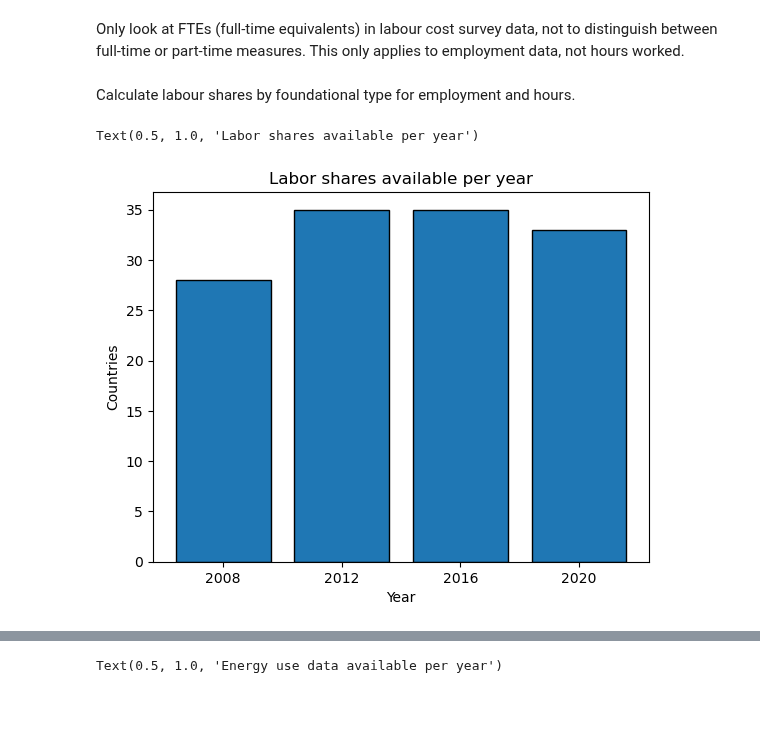
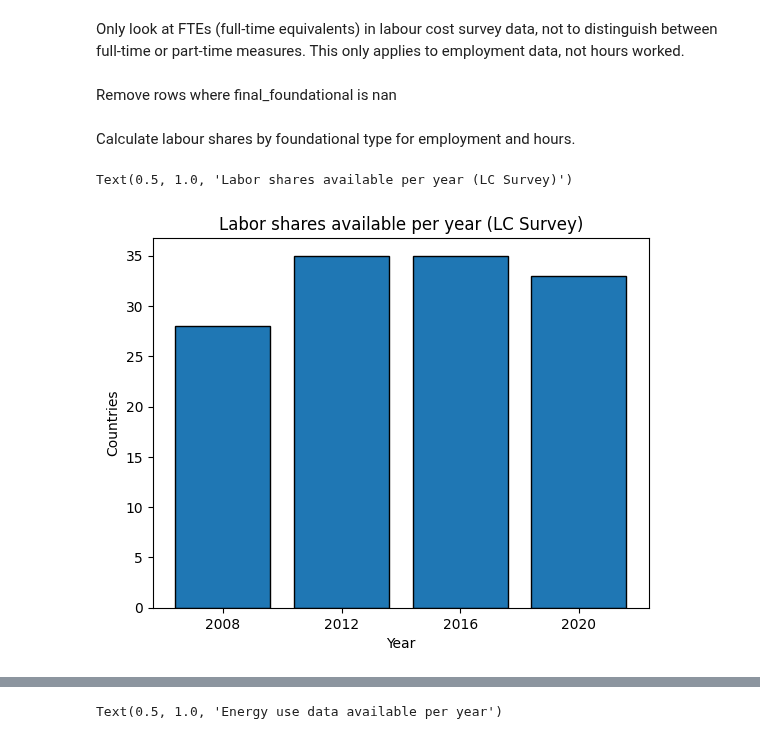
Before and after one commit to saviorand/provisioning-model, a Jupyter notebook: provisioning_model/notebooks/foundational/prepare_data.ipynb, the cells around one changed output, grey strips where cells are left out. Drawn from its saved outputs; the diff is of its cells as text; code cells hidden in the pictures; blank space fills up the shorter version.

```diff
--- a/provisioning_model/notebooks/foundational/prepare_data.ipynb
+++ b/provisioning_model/notebooks/foundational/prepare_data.ipynb
@@ -133,4 +137,6 @@ Only look at FTEs (full-time equivalents) in labour cost survey data, not to dis
 # %%
 labour_cost_survey_selected_employment_fte = labour_cost_survey_selected_employment[
     labour_cost_survey_selected_employment.worktime == 'TOT_FTE']
+# %% [markdown]
+Remove rows where final_foundational is nan
 # %%
@@ -148,9 +156,9 @@ labour_cost_survey_shares_hours_worked = calculate_shares(labour_cost_survey_sel
 # %%
 plt.hist(labour_cost_survey_shares_employment_fte['TIME_PERIOD'], bins=[y - 2 for y in time_periods] + [2022], edgecolor='black', align='mid', rwidth=0.8)
-plt.xticks(time_periods); plt.xlabel('Year'); plt.ylabel('Countries'); plt.title('Labor shares available per year')
+plt.xticks(time_periods); plt.xlabel('Year'); plt.ylabel('Countries'); plt.title('Labor shares available per year (LC Survey)')
 # %% [output]
-Text(0.5, 1.0, 'Labor shares available per year')
+Text(0.5, 1.0, 'Labor shares available per year (LC Survey)')
-[figure, old version]
+[figure, new version]
 # %%
 energy_use_iea_selected_years = energy_use_iea[energy_use_iea['TIME_PERIOD'].isin(time_periods)]
 energy_use_iea_selected = energy_use_iea_selected_years[energy_use_iea_selected_years.geo.isin(labour_cost_survey_shares_employment_fte.geo.unique())]
```
Also changed, not shown: parts of 10 cells of this notebook, 1 other file.
